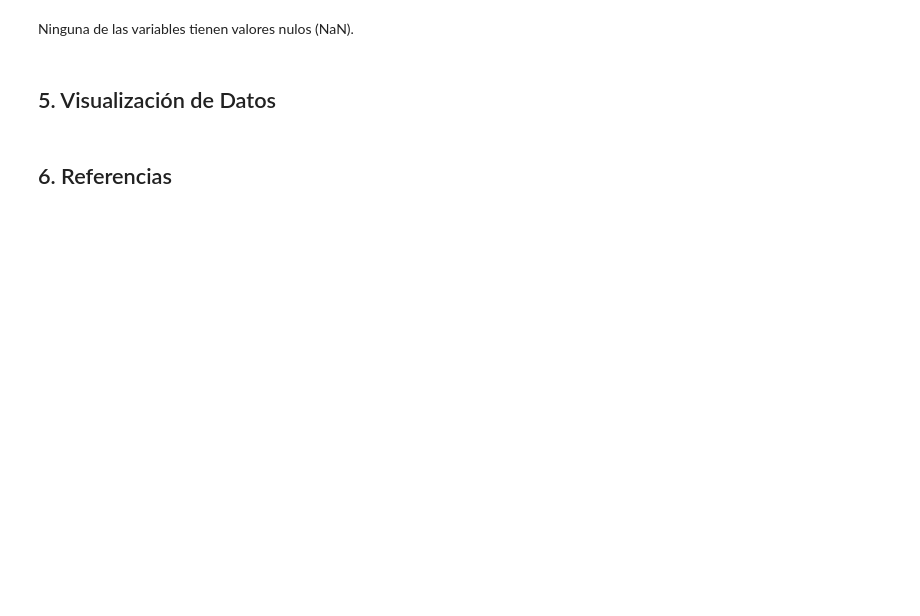
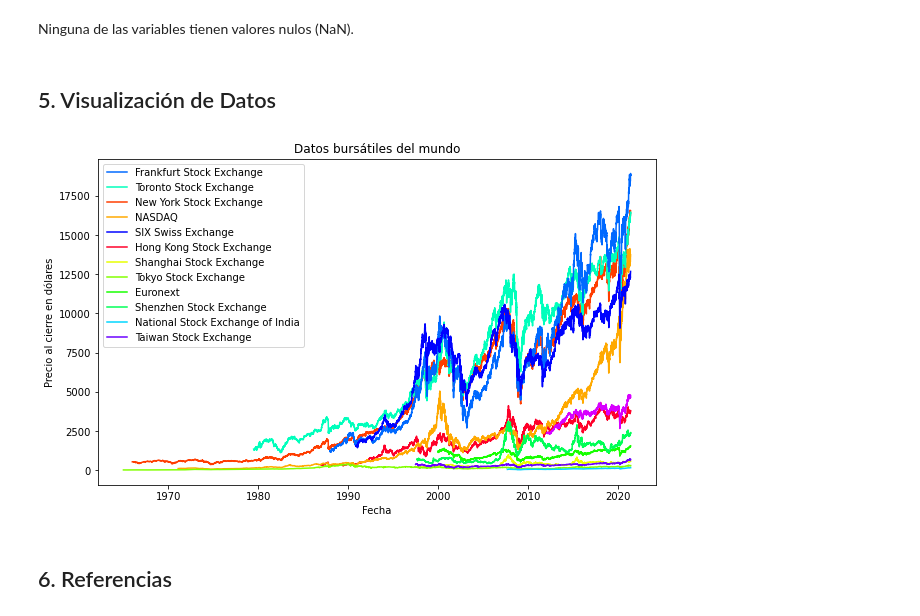
Before and after one commit to m5991/ProyectoAnalisisEDA-DatosBursatilesMundiales, a Jupyter notebook: src/EDA-DatosBursatilesMundiales.ipynb, the cells around one changed output. Drawn from its saved outputs; the diff is of its cells as text; code cells hidden in the pictures; blank space fills up the shorter version.

```diff
--- a/src/EDA-DatosBursatilesMundiales.ipynb
+++ b/src/EDA-DatosBursatilesMundiales.ipynb
@@ -166,0 +195,8 @@ print("- El rango de Precios de Cierre (CloseUSD) va de un min {0} hasta {1} dó
+# %%
+# eliminar variable `Volume` que en su mayoría sólo tiene 0, y `ptid` que sólo cuenta con 1 valor (15.)
+try:
+    df.drop(columns=['Volume'], inplace=True)
+except:
+    next
+
+df.head()
@@ -187,5 +282,37 @@ dtype: int64
 Ninguna de las variables tienen valores nulos (NaN).
 # %% [markdown]
 ## 5. Visualización de Datos
+# %%
+dates = sorted(df.Date.unique())
+
+exchanges = df.Exchange.unique()
+fig = plt.figure(figsize=(10,6))
+
+NUM_COLORS = len(df.Exchange.unique())
+cm = plt.get_cmap('gist_rainbow')
+ax = fig.add_subplot(111)
+ax.set_prop_cycle(color=[cm(1.*i/NUM_COLORS) for i in range(NUM_COLORS)])
+
+for i in exchanges:
+    temp = df[df.Exchange == i][['Date', 'CloseUSD']]
+    ax.plot(temp.Date, temp.CloseUSD, label = i)
+
+plt.title("Datos bursátiles del mundo")
+plt.xlabel("Fecha")
+plt.ylabel("Precio al cierre en dólares")
+
+
+#get handles and labels
+handles, labels = plt.gca().get_legend_handles_labels()
+
+#specify order of items in legend
+order = [9,7,1,2,10,0,3,4,5,6,8,11]
+
+#add legend to plot
+plt.legend([handles[idx] for idx in order],[labels[idx] for idx in order])
+
+fig.savefig('../results/stocks.png')
+# %% [output]
+[figure, added]
 # %% [markdown]
 ## 6. Referencias
```
Also changed, not shown: parts of 10 cells of this notebook, 1 other file.
